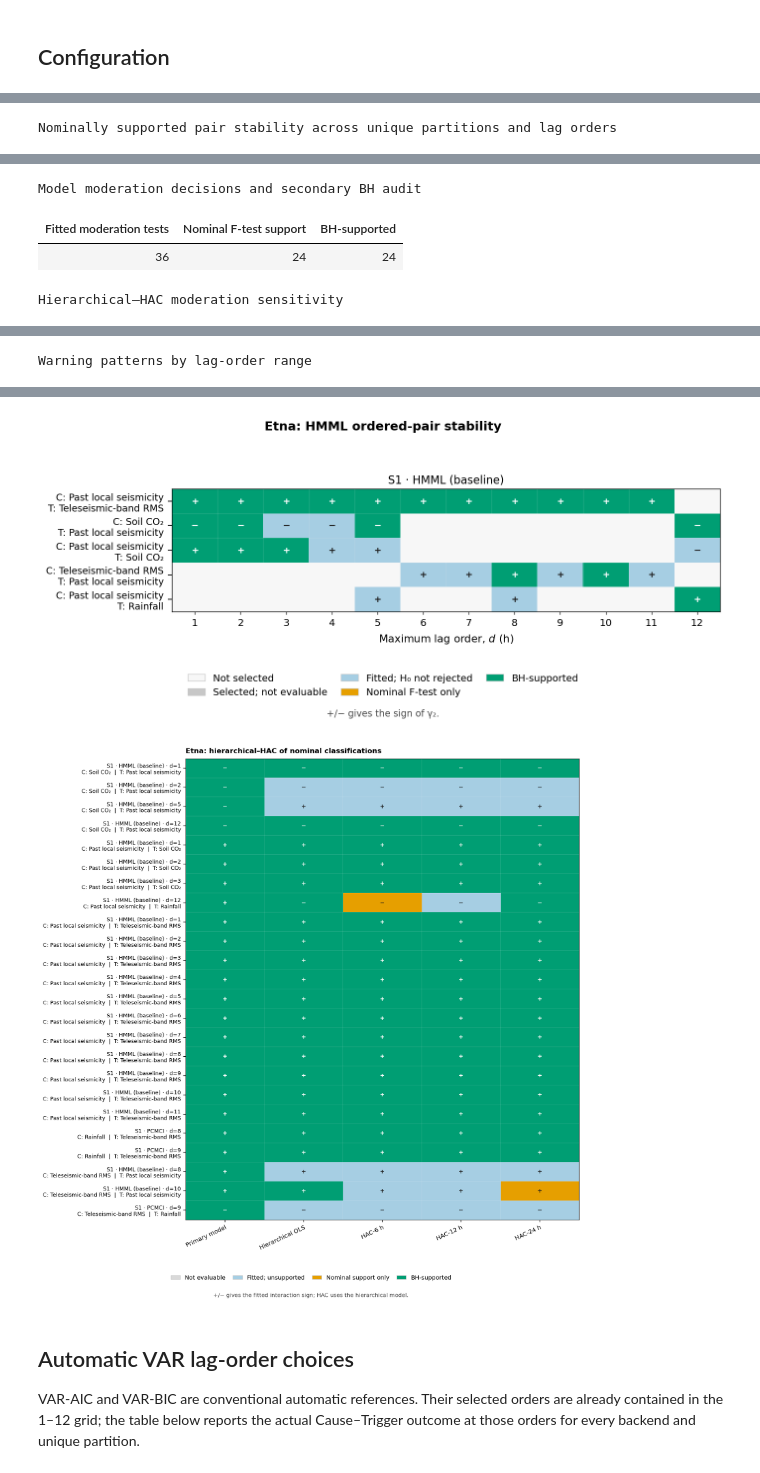
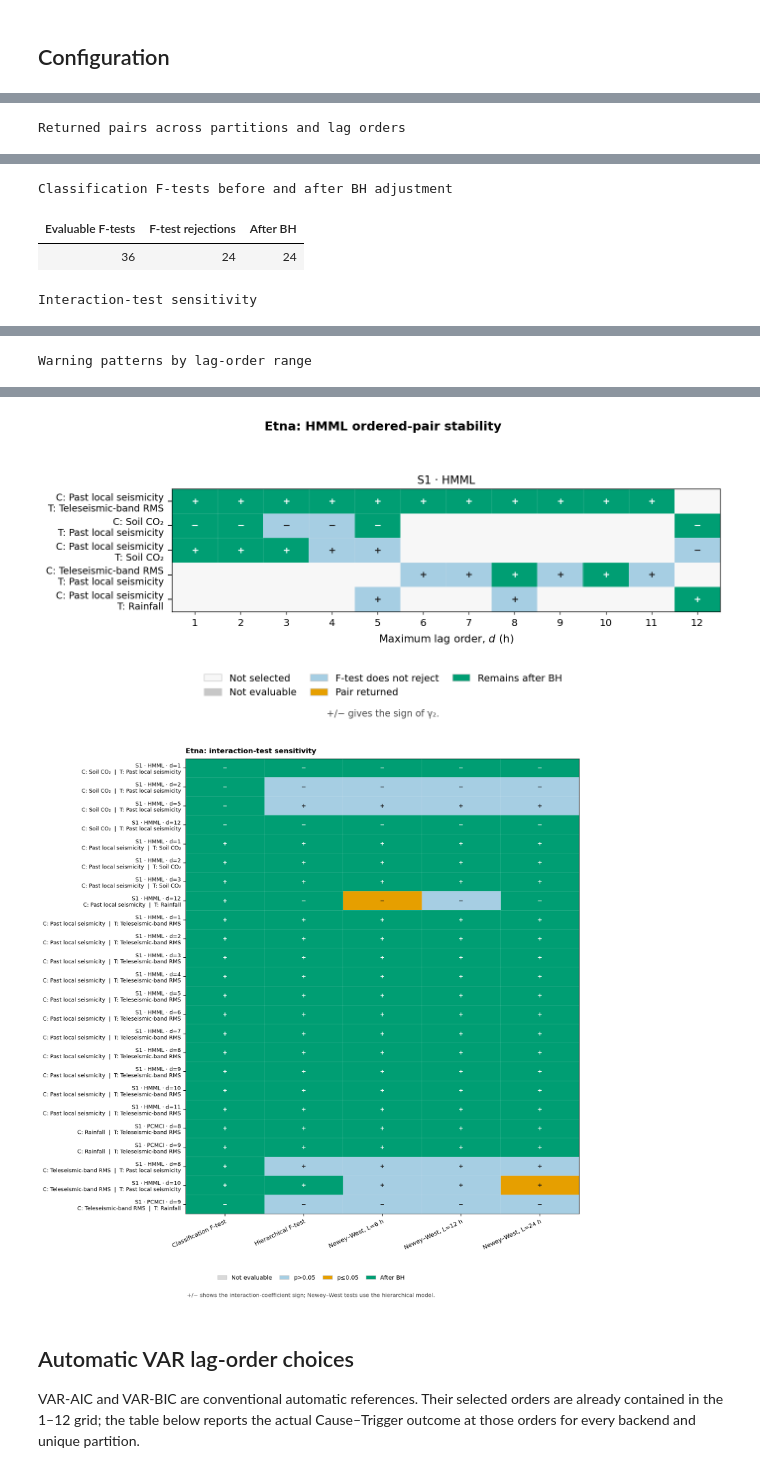
Before and after one commit to alectois/Distinguishing-Causes-and-Triggers-in-Volcanic-and-Seismic-Processes, a Jupyter notebook: notebooks/etna_cause_trigger.ipynb, the cells around one changed output, grey strips where cells are left out. Saved outputs shown, nothing was run; the diff lists cells and outputs as text; code cells hidden in the pictures.

```diff
--- a/notebooks/etna_cause_trigger.ipynb
+++ b/notebooks/etna_cause_trigger.ipynb
@@ -29,14 +29,14 @@ if str(SRC_DIR) not in sys.path:
 from cause_trigger_reporting import (
     automatic_lag_outcome_table,
     backend_split_summary,
-    export_audit_csvs,
+    export_results_csvs,
     mean_shift_role_table,
-    moderation_summary,
-    multiplicity_audit_summary,
+    interaction_sensitivity_summary,
+    bh_summary,
     pair_split_lag_summary,
     plot_effect_with_splits,
     plot_mean_shift_roles,
-    plot_moderation_heatmap,
+    plot_interaction_sensitivity_heatmap,
     plot_pair_stability_heatmap,
     run_unique_split_grid,
     show_table,
@@ -82,7 +82,7 @@ PCMCI_PLUS_PC_ALPHA = 0.01
 PCMCI_ALPHA_LEVEL = 0.05
 PCMCI_FDR_METHOD = "fdr_bh"
 COND_IND_TEST = "robust_parcorr"
-HAC_LAGS = (6, 12, 24)
+NEWEY_WEST_LAGS = (6, 12, 24)
 # %% [markdown]
 ## Data preparation and partition stability
 
@@ -106,13 +106,13 @@ analysis = prepare_case_analysis(
     pcmci_alpha_level=PCMCI_ALPHA_LEVEL,
     pcmci_fdr_method=PCMCI_FDR_METHOD,
     cond_ind_test=COND_IND_TEST,
-    hac_lags=HAC_LAGS,
+    newey_west_lags=NEWEY_WEST_LAGS,
 )
 
 show_table(analysis.design_summary, "Final analysis design and timing")
 show_table(
     split_display_table(analysis.split_summary),
-    "Effect split across causal and split-only minimum-I2 settings",
+    "Response transition across minimum-I2 settings",
 )
 
 if SHOW_SCALING_REPORT:
@@ -122,7 +122,7 @@ if SHOW_SCALING_REPORT:
     )
 
 plot_effect_with_splits(
-    analysis.X_mean,
+    analysis.X_decision,
     EFFECT,
     analysis.split_summary,
     event_time=EVENT_TIME,
@@ -133,7 +133,7 @@ plot_effect_with_splits(
 )
 
 role_shift_table = mean_shift_role_table(
-    analysis.X_mean,
+    analysis.X_decision,
     EFFECT,
     analysis.split_summary,
     variable_labels=VARIABLE_LABELS,
@@ -181,7 +181,7 @@ For every evaluable candidate, we additionally conduct a sensitivity analysis us
 # %%
 experiment_grid, all_diagnostics = run_unique_split_grid(
     analysis.X_model,
-    analysis.X_mean,
+    analysis.X_decision,
     analysis.workflow_template,
     analysis.split_summary,
     run_one=run_one,
@@ -198,7 +198,7 @@ experiment_grid, all_diagnostics = run_unique_split_grid(
         "pcmci_alpha_level": PCMCI_ALPHA_LEVEL,
         "pcmci_fdr_method": PCMCI_FDR_METHOD,
         "conditional_independence_test": COND_IND_TEST,
-        "hac_lags": HAC_LAGS,
+        "newey_west_lags": NEWEY_WEST_LAGS,
     }
 )
 
@@ -231,18 +231,18 @@ warning_pattern_table = warning_pattern_summary(
 )
 
 show_table(backend_summary, "Backend behaviour within each unique partition")
-show_table(pair_summary, "Nominally supported pair stability across unique partitions and lag orders")
+show_table(pair_summary, "Returned pairs across partitions and lag orders")
 show_table(
-    multiplicity_audit_summary(all_diagnostics),
-    "Model moderation decisions and secondary BH audit",
+    bh_summary(all_diagnostics),
+    "Classification F-tests before and after BH adjustment",
 )
-sensitivity_summary = moderation_summary(
+sensitivity_summary = interaction_sensitivity_summary(
     all_diagnostics,
-    hac_lags=HAC_LAGS,
+    newey_west_lags=NEWEY_WEST_LAGS,
 )
 show_table(
     sensitivity_summary,
-    "Hierarchical–HAC moderation sensitivity",
+    "Interaction-test sensitivity",
 )
 
 if not warning_table.empty:
@@ -261,18 +261,18 @@ plot_pair_stability_heatmap(
     hmml_grid,
     lags=LAG_GRID,
     variable_labels=VARIABLE_LABELS,
-    backend_labels={"hmml": "HMML (baseline)"},
+    backend_labels={"hmml": "HMML"},
     title="Etna: HMML ordered-pair stability",
     filename="etna_hmml_pair_stability_heatmap",
     save_dir=FIGURES_DIR,
 )
 
-plot_moderation_heatmap(
+plot_interaction_sensitivity_heatmap(
     all_diagnostics,
-    hac_lags=HAC_LAGS,
+    newey_west_lags=NEWEY_WEST_LAGS,
     variable_labels=VARIABLE_LABELS,
-    title="Etna: hierarchical–HAC of nominal classifications",
-    filename="etna_hierarchical_hac",
+    title="Etna: interaction-test sensitivity",
+    filename="etna_interaction_sensitivity",
     save_dir=FIGURES_DIR,
 )
 
@@ -292,3 +292,3 @@ Backend behaviour within each unique partition
 | S1 | [36, 48, 60, 72] | PCMCI | 12/12 | 6/12 | 6/12 | ... |
 | S1 | [36, 48, 60, 72] | PCMCI+ with eligible exploratory ... | 12/12 | 4/12 | 5/12 | ... |
-Nominally supported pair stability across unique partitions and lag orders
+Returned pairs across partitions and lag orders
@@ -303,4 +303,4 @@ Nominally supported pair stability across unique partitions and lag orders
-Model moderation decisions and secondary BH audit
+Classification F-tests before and after BH adjustment
-| Fitted moderation tests | Nominal F-test support | BH-supported |
+| Evaluable F-tests | F-test rejections | After BH |
 | 36 | 24 | 24 |
-Hierarchical–HAC moderation sensitivity
+Interaction-test sensitivity
@@ -317,5 +317,5 @@ Warning patterns by lag-order range
-[figure, old version]
+[figure, new version]
-[figure, old version]
+[figure, new version]
 # %% [markdown]
 ## Automatic VAR lag-order choices
 
```
Also changed, not shown: parts of 8 cells of this notebook, 24 other files.
